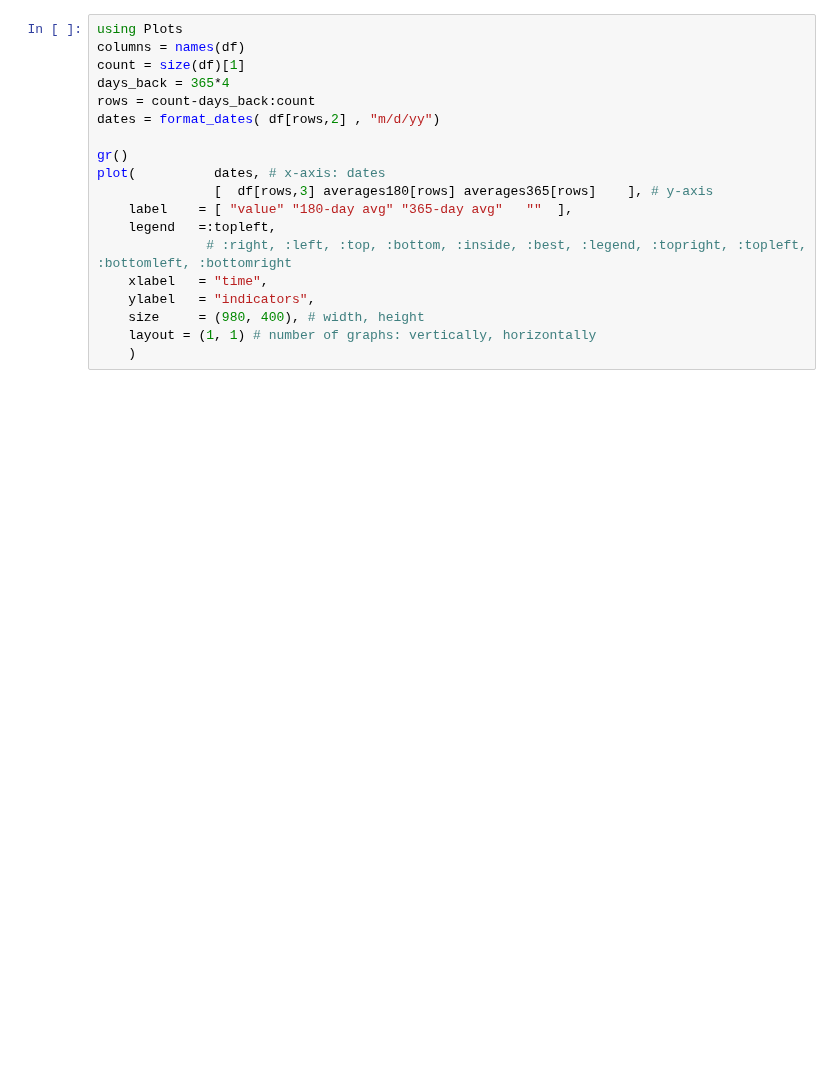
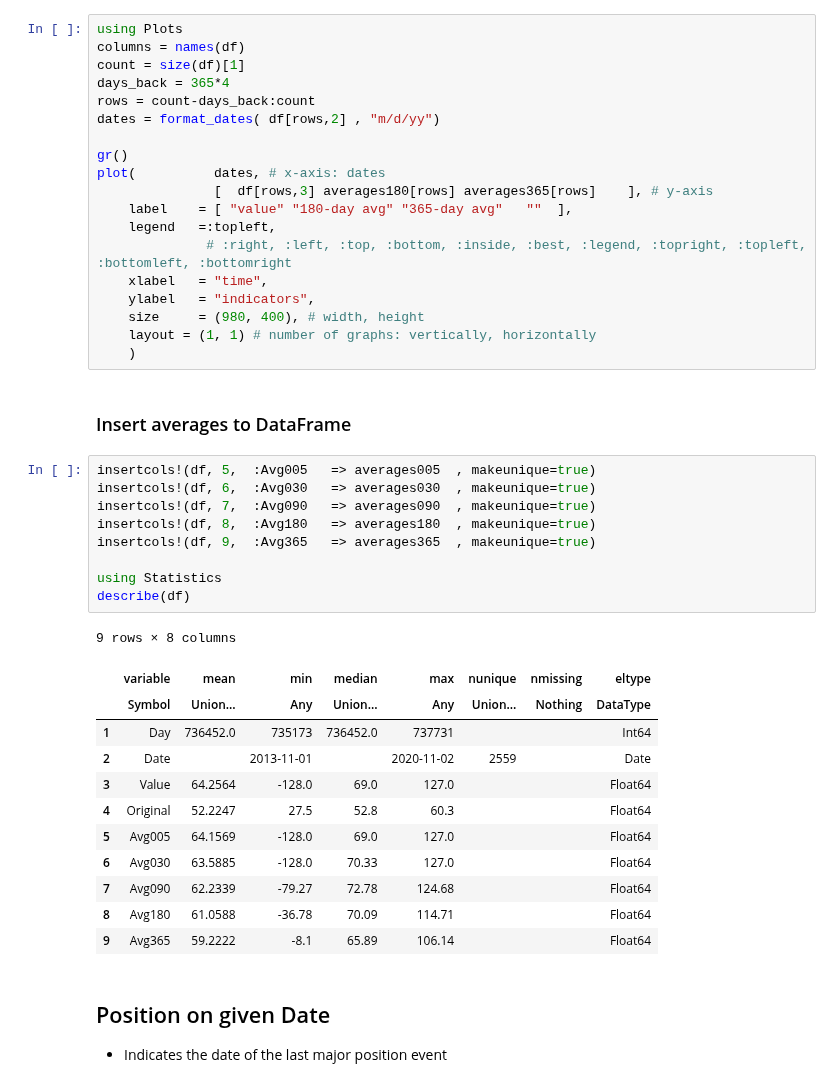
Before and after one commit to UkiDLucas/MarketIndicators.jl, a Jupyter notebook: ISM Manufacturing Employment.ipynb, the cells around one changed output. Drawn from its saved outputs; the diff is of its cells as text; blank space fills up the shorter version.

```diff
--- a/ISM Manufacturing Employment.ipynb
+++ b/ISM Manufacturing Employment.ipynb
@@ -288,3 +289,30 @@ plot(          dates, # x-axis: dates
     size     = (980, 400), # width, height
     layout = (1, 1) # number of graphs: vertically, horizontally
     )
+# %% [markdown]
+### Insert averages to DataFrame
+# %%
+insertcols!(df, 5,  :Avg005   => averages005  , makeunique=true)
+insertcols!(df, 6,  :Avg030   => averages030  , makeunique=true)
+insertcols!(df, 7,  :Avg090   => averages090  , makeunique=true)
+insertcols!(df, 8,  :Avg180   => averages180  , makeunique=true)
+insertcols!(df, 9,  :Avg365   => averages365  , makeunique=true)
+
+using Statistics
+describe(df)
+# %% [output]
+9 rows × 8 columns
+|  | variable | mean | min | median | max | nunique | nmissing | eltype |
+|  | Symbol | Union… | Any | Union… | Any | Union… | Nothing | DataType |
+| 1 | Day | 736452.0 | 735173 | 736452.0 | 737731 |  |  | Int64 |
+| 2 | Date |  | 2013-11-01 |  | 2020-11-02 | 2559 |  | Date |
+| 3 | Value | 64.2564 | -128.0 | 69.0 | 127.0 |  |  | Float64 |
+| 4 | Original | 52.2247 | 27.5 | 52.8 | 60.3 |  |  | Float64 |
+| 5 | Avg005 | 64.1569 | -128.0 | 69.0 | 127.0 |  |  | Float64 |
+| 6 | Avg030 | 63.5885 | -128.0 | 70.33 | 127.0 |  |  | Float64 |
+| 7 | Avg090 | 62.2339 | -79.27 | 72.78 | 124.68 |  |  | Float64 |
+| 8 | Avg180 | 61.0588 | -36.78 | 70.09 | 114.71 |  |  | Float64 |
+| 9 | Avg365 | 59.2222 | -8.1 | 65.89 | 106.14 |  |  | Float64 |
+# %% [markdown]
+## Position on given Date
+- Indicates the date of the last major position event
```
Also changed, not shown: parts of 8 cells of this notebook, 1 other file.
